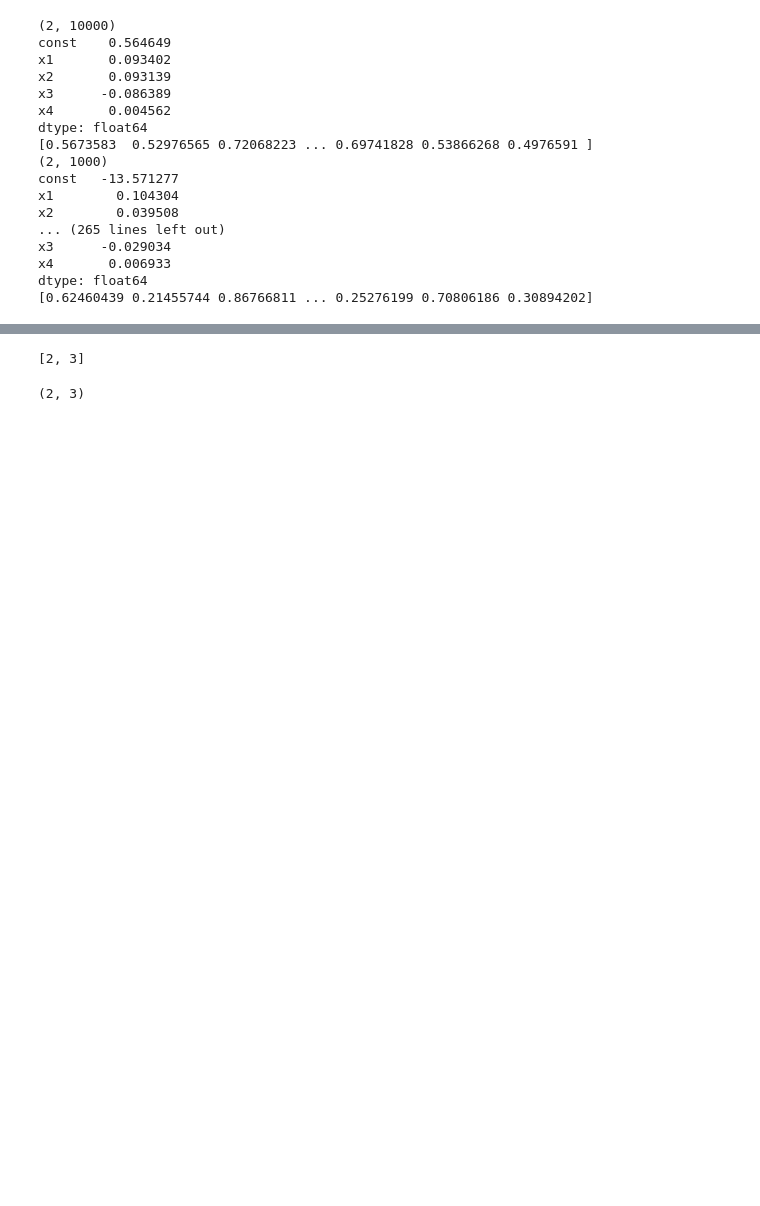
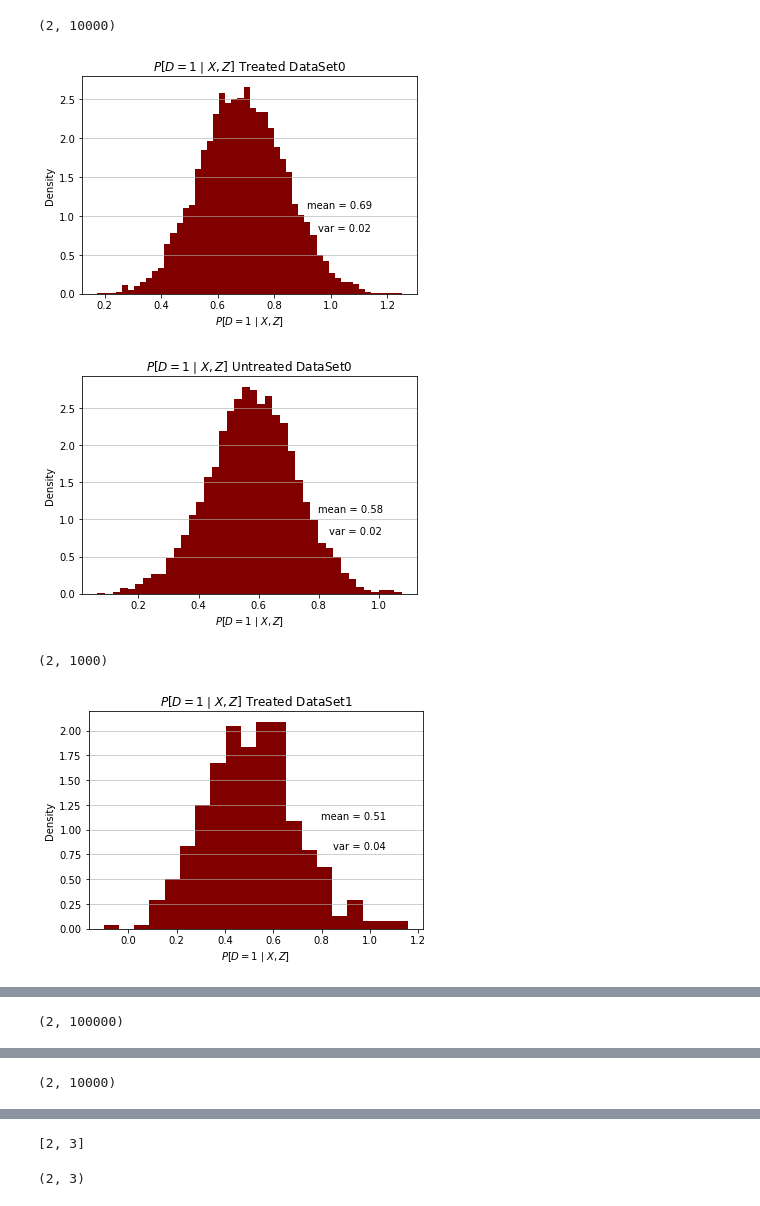
Before and after one commit to jeannesorin/Skwad, a Jupyter notebook: Empirical Analysis III/Problem Sets/Heckman Pset 4/Code_Chase.ipynb, the cells around one changed output, grey strips where cells are left out. Saved outputs shown, nothing was run; the diff lists cells and outputs as text; code cells hidden in the pictures; blank space fills up the shorter version.

```diff
--- a/Empirical Analysis III/Problem Sets/Heckman Pset 4/Code_Chase.ipynb
+++ b/Empirical Analysis III/Problem Sets/Heckman Pset 4/Code_Chase.ipynb
@@ -53,11 +53,35 @@ for i in range(0,num_sheets):
     model_A = sm.OLS(D,X_A)
     result_A = model_A.fit()
     betas = result_A.params
-    print(betas)
+#     print(betas)
     Dhat_A = result_A.predict(X_A)
-    print(max(Dhat_A)
+#     print(min(Dhat_A))
 
     # B
+    treat_index = np.where(D > 0)
+    untreat_index = np.where(D < 1)
+#     print(np.shape(treat_index))
+    Dhat_t = Dhat_A[treat_index]
+    Dhat_u = Dhat_A[untreat_index]
+#     print(Dhat_t)
+
+    for Ds in [Dhat_t, Dhat_u]:
+        Dstr = 'Treated'
+        if Ds is Dhat_u:
+            Dstr = 'Untreated'
+        # Histogram to see distribution of "propensity score"
+        plt.hist(Ds, bins='auto', density = True, color="maroon")
+        plt.grid(axis='y', alpha=0.75)
+        plt.xlabel(r'$P[D = 1 \mid X,Z]$')
+        plt.ylabel('Density')
+        plt.title(r'$P[D = 1 \mid X,Z]$ '+ Dstr + " DataSet" + str(i))
+        # include mean and variance of dist
+        Ds_mean = np.mean(Ds)
+        Ds_var = np.var(Ds)
+        plt.text(Ds_mean +1.5*np.sqrt(Ds_var), 1.1, r'mean = ' + str(round(Ds_mean,2)))
+        plt.text(Ds_mean +1.75*np.sqrt(Ds_var), 0.8, r'var = ' + str(round(Ds_var,2)))
+        plt.savefig("3B dist (Chase) " + Dstr + " DataSet" + str(i))
+        plt.show()
 
 
 
@@ -86,46 +110,34 @@ for i in range(0,num_sheets):
 
 #     # t stat
 #     tstat = result.tvalues[2]
 
 #     # t default is reject beta_2 = 0
 #     t_test = 1
 
 #     # t test for beta 2
 #     if abs(tstat) < 1.964:
 #         # t test cannot reject null of beta_2 = 0
 #         t_test = 0
 
 #         # OVB regression replaces beta_0 and beta_1
 #         model = sm.OLS(Y,X[0:2].T)
 #         result = model.fit()
 #         betas[0:2] = result.params
 
 #     # create new data frame entry with variables
 #     new_df = pd.DataFrame(np.array([i, mu_1, mu_2, sigma_1, sigma_2, sigma_e,
 #                           rho, betas[0], betas[1], betas[2], tstat, t_test])).T
 #     new_df.columns = column_names
 
 #     # add to results data frame
 #     results = pd.concat([results, new_df])
 
 # # save estimates
 # results.to_csv ("/Users/chaseabram/UChiGit/Skwad/Empirical Analysis III/Problem Sets/Heckman Pset 4/Q3_output.csv", index = False, header=True)
 # results
 # %% [output]
 (2, 10000)
-const    0.564649
-x1       0.093402
-x2       0.093139
-x3      -0.086389
-x4       0.004562
-dtype: float64
-[0.5673583  0.52976565 0.72068223 ... 0.69741828 0.53866268 0.4976591 ]
-(2, 1000)
-const   -13.571277
-x1        0.104304
-x2        0.039508
-... (265 lines left out)
-x3      -0.029034
-x4       0.006933
-dtype: float64
-[0.62460439 0.21455744 0.86766811 ... 0.25276199 0.70806186 0.30894202]
+[figure, added]
+[figure, added]
+(2, 1000)
+[figure, added]
@@ -131,0 +145 @@ dtype: float64
+(2, 100000)
@@ -131,0 +148 @@ dtype: float64
+(2, 10000)
```
Also changed, not shown: parts of 1 cell of this notebook, 8 other files.
